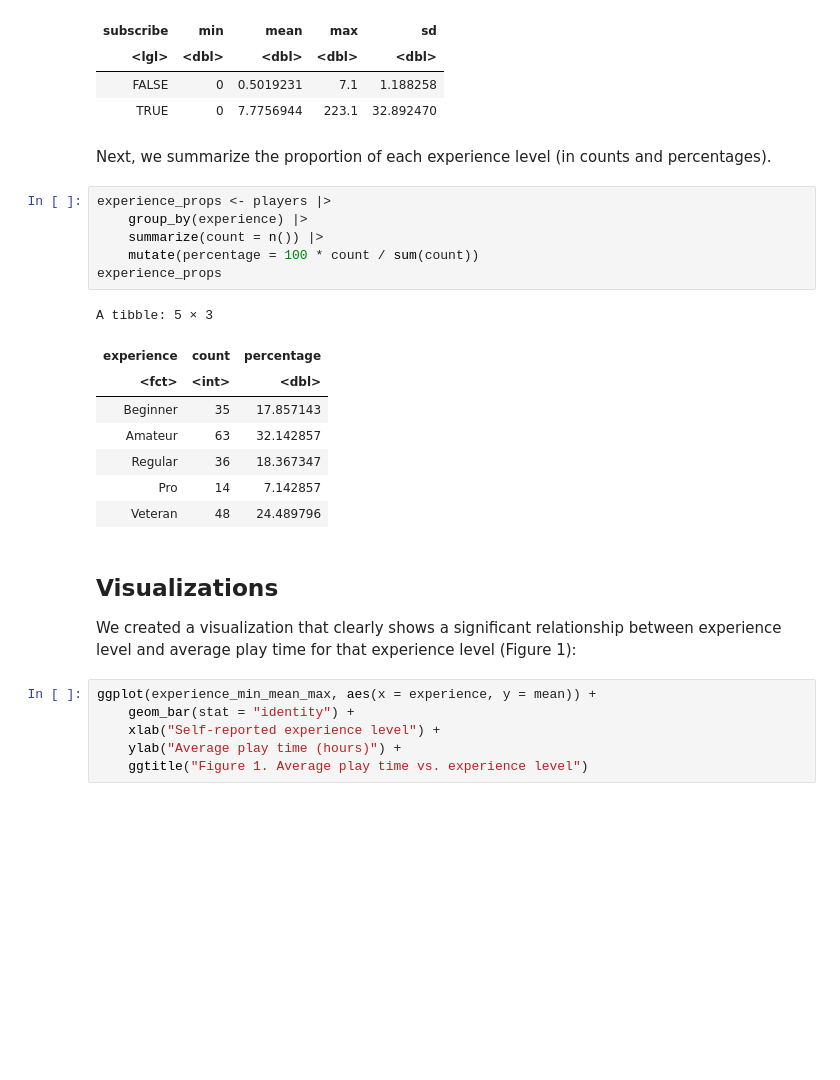
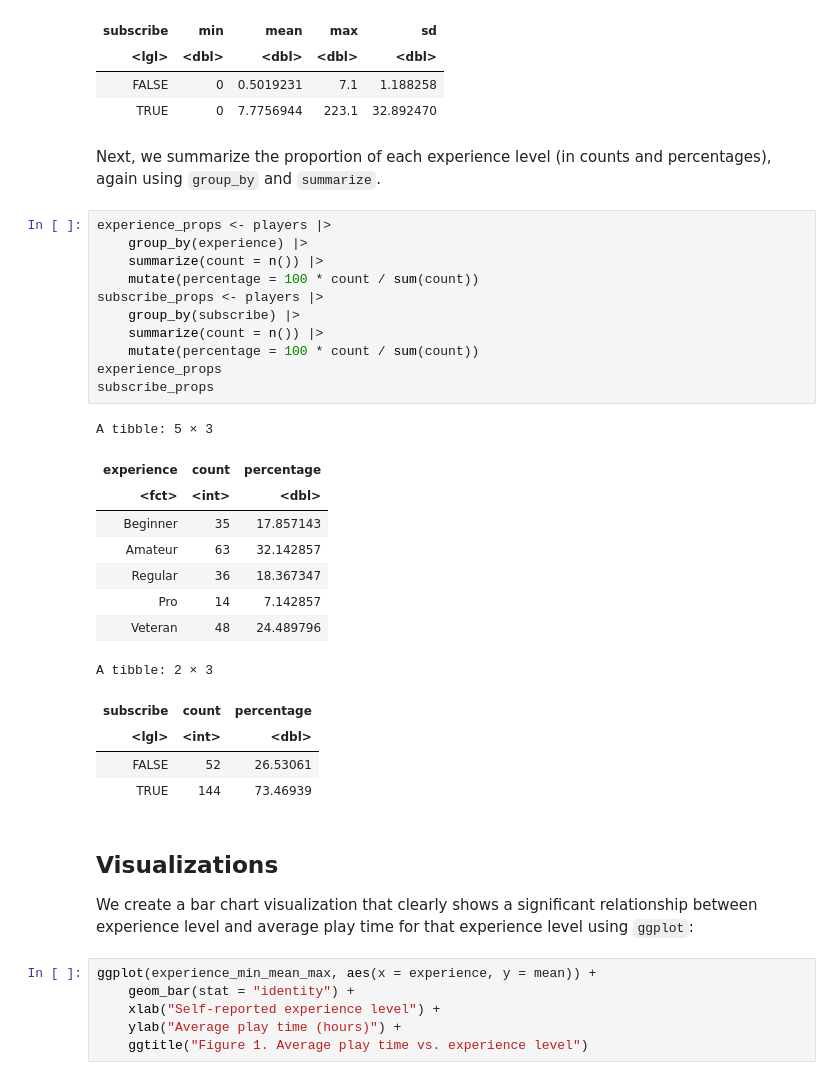
Before and after one commit to Xh193/ubc-dsci100-21, a Jupyter notebook: group-project.ipynb, the cells around one changed output. Saved outputs shown, nothing was run; the diff lists cells and outputs as text; blank space fills up the shorter version.

```diff
--- a/group-project.ipynb
+++ b/group-project.ipynb
@@ -125,25 +125,35 @@ A tibble: 2 × 5
 | FALSE | 0 | 0.5019231 | 7.1 | 1.188258 |
 | TRUE | 0 | 7.7756944 | 223.1 | 32.892470 |
 # %% [markdown]
-Next, we summarize the proportion of each experience level (in counts and percentages).
+Next, we summarize the proportion of each experience level (in counts and percentages), again using `group_by` and `summarize`.
 # %%
 experience_props <- players |>
     group_by(experience) |>
     summarize(count = n()) |>
     mutate(percentage = 100 * count / sum(count))
+subscribe_props <- players |>
+    group_by(subscribe) |>
+    summarize(count = n()) |>
+    mutate(percentage = 100 * count / sum(count))
 experience_props
+subscribe_props
 # %% [output]
 A tibble: 5 × 3
 | experience | count | percentage |
 | <fct> | <int> | <dbl> |
 | Beginner | 35 | 17.857143 |
 | Amateur | 63 | 32.142857 |
 | Regular | 36 | 18.367347 |
 | Pro | 14 | 7.142857 |
 | Veteran | 48 | 24.489796 |
+A tibble: 2 × 3
+| subscribe | count | percentage |
+| <lgl> | <int> | <dbl> |
+| FALSE | 52 | 26.53061 |
+| TRUE | 144 | 73.46939 |
 # %% [markdown]
 ## Visualizations
-We created a visualization that clearly shows a significant relationship between experience level and average play time for that experience level (Figure 1):
+We create a bar chart visualization that clearly shows a significant relationship between experience level and average play time for that experience level using `ggplot`:
 # %%
 ggplot(experience_min_mean_max, aes(x = experience, y = mean)) +
     geom_bar(stat = "identity") +
```
Also changed, not shown: parts of 14 cells of this notebook.
